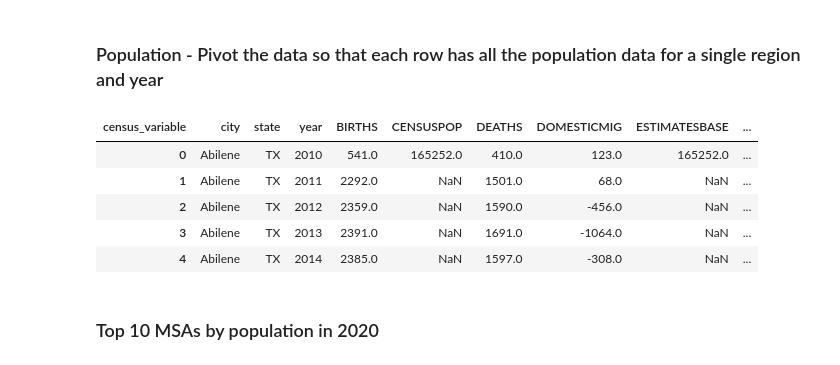
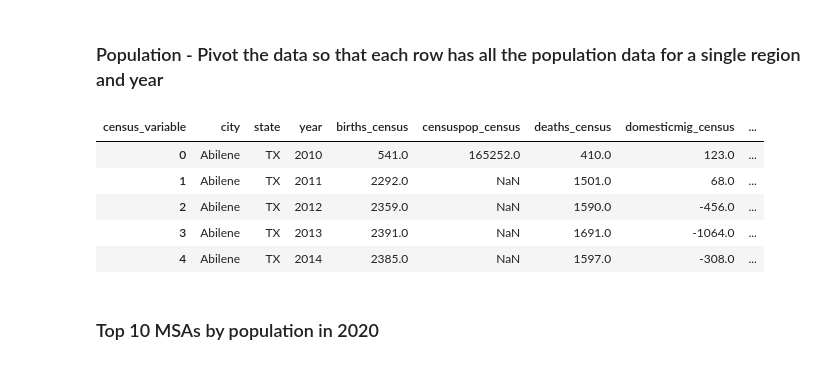
Before and after one commit to swhetzel/bayes_real_estate_modeling, a Jupyter notebook: join_pop_to_housing.ipynb, the cells around one changed output. Cells and saved outputs as stored; diff of their text form; code cells hidden in the pictures.

Commit message:
updating column names in the census data for clarity/consistency

```diff
--- a/join_pop_to_housing.ipynb
+++ b/join_pop_to_housing.ipynb
@@ -86,18 +86,31 @@ df_census_melt.sort_values('census_value', ascending=False)
 # %%
 # Pivot to make the rows into columns - now every row has the primary key of city, state, and year
 df_census_pivot = df_census_melt.pivot(index=['NAME','city','state','year'], columns='census_variable', values='census_value').reset_index()
 
 # Drop NAME
 df_census_pivot = df_census_pivot.drop(columns='NAME')
 
+# Make columns census specific
+id_cols = ['city','state','year']
+value_cols = [i for i in df_census_pivot.columns if i not in id_cols]
+new_cols = [i.lower()+'_census' for i in value_cols]
+
+col_dict = {}
+count = 0
+for i in range(len(value_cols)):
+    col_dict[value_cols[i]] = new_cols[count]
+    count += 1
+
+df_census_pivot = df_census_pivot.rename(col_dict, axis=1)
+
 df_census_pivot.head()
 # %% [output]
-| census_variable | city | state | year | BIRTHS | CENSUSPOP | DEATHS | DOMESTICMIG | ESTIMATESBASE | ... |
-| 0 | Abilene | TX | 2010 | 541.0 | 165252.0 | 410.0 | 123.0 | 165252.0 | ... |
-| 1 | Abilene | TX | 2011 | 2292.0 | NaN | 1501.0 | 68.0 | NaN | ... |
-| 2 | Abilene | TX | 2012 | 2359.0 | NaN | 1590.0 | -456.0 | NaN | ... |
-| 3 | Abilene | TX | 2013 | 2391.0 | NaN | 1691.0 | -1064.0 | NaN | ... |
-| 4 | Abilene | TX | 2014 | 2385.0 | NaN | 1597.0 | -308.0 | NaN | ... |
+| census_variable | city | state | year | births_census | censuspop_census | deaths_census | domesticmig_census | ... |
+| 0 | Abilene | TX | 2010 | 541.0 | 165252.0 | 410.0 | 123.0 | ... |
+| 1 | Abilene | TX | 2011 | 2292.0 | NaN | 1501.0 | 68.0 | ... |
+| 2 | Abilene | TX | 2012 | 2359.0 | NaN | 1590.0 | -456.0 | ... |
+| 3 | Abilene | TX | 2013 | 2391.0 | NaN | 1691.0 | -1064.0 | ... |
+| 4 | Abilene | TX | 2014 | 2385.0 | NaN | 1597.0 | -308.0 | ... |
 # %% [markdown]
 ### Top 10 MSAs by population in 2020
 # %%
```
Also changed, not shown: parts of 4 cells of this notebook.
